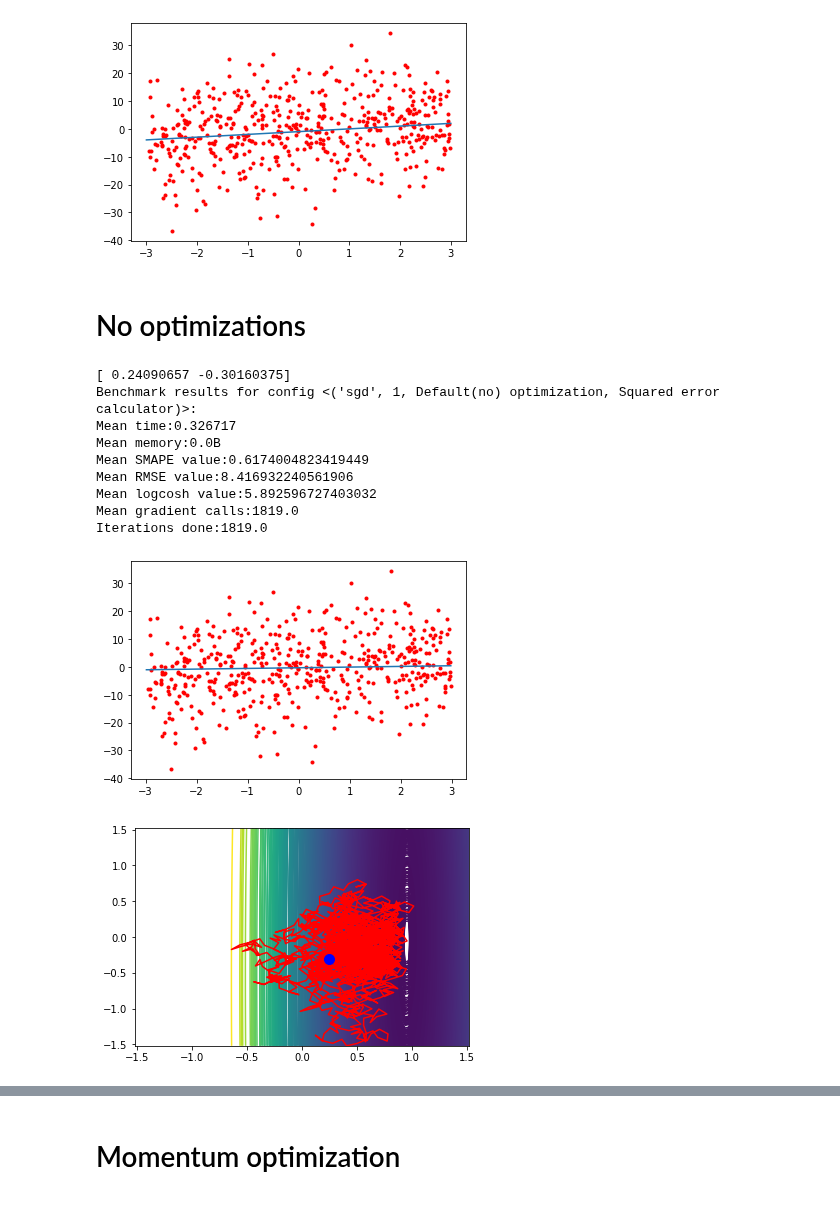
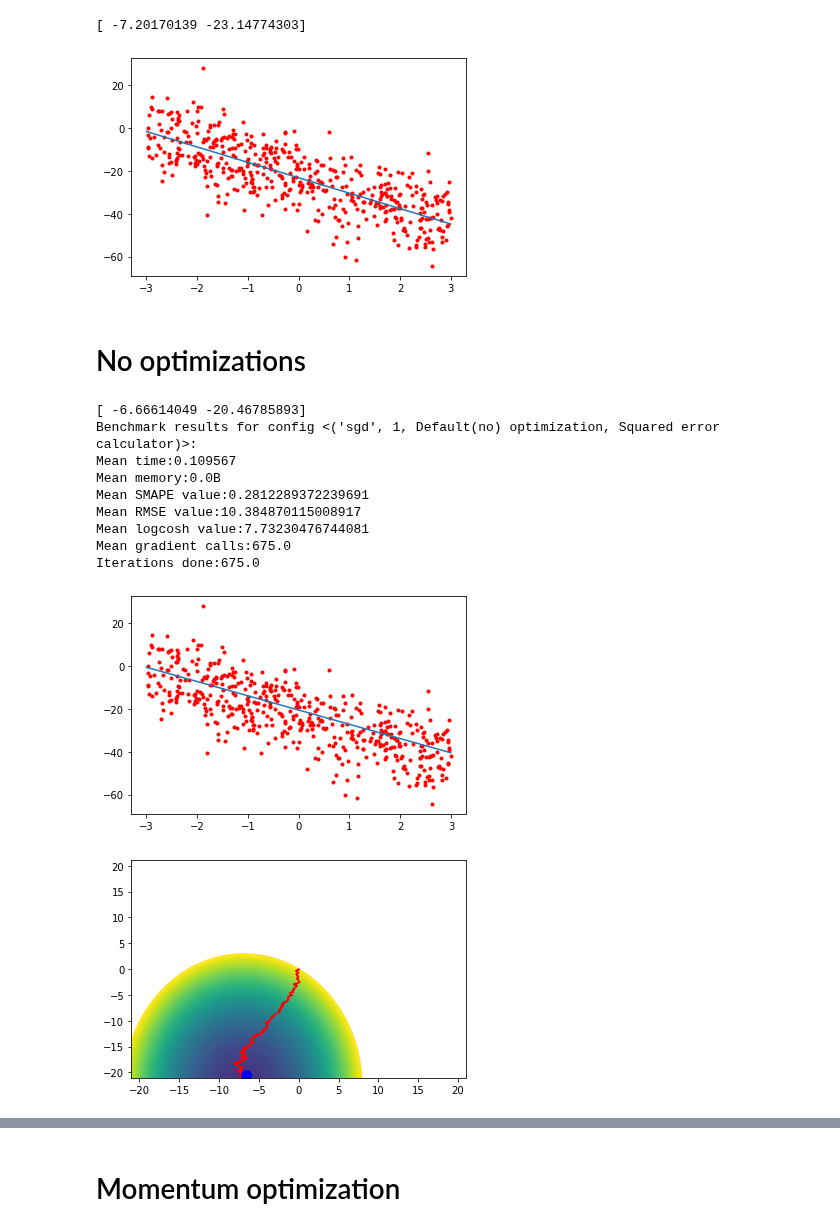
Before and after one commit to EasySocHacks/Optimization-Methods-IFMO, a Jupyter notebook: HW2/2.3.ipynb, the cells around one changed output, grey strips where cells are left out. Saved outputs shown, nothing was run; the diff lists cells and outputs as text; code cells hidden in the pictures.

```diff
--- a/HW2/2.3.ipynb
+++ b/HW2/2.3.ipynb
@@ -9,13 +9,16 @@ from HW2.sgd import sgd, minibatch_gd, gd
 from HW2.visualization import visualize_regression_point, visualize_line, draw_levels
 from HW2.optimization import *
 # %%
-f, points = generate_regression(point_count=500, scale=np.array([3, 10]))
+f, points, f_ab = generate_regression(f_scale=50, point_count=500, scale=np.array([3, 10]))
+
+print(f_ab)
 
 visualize_regression_point(f, points, scale=3)
 
 storage = BenchmarkStorage()
 # %% [output]
+[ -7.20170139 -23.14774303]
-[figure, old version]
+[figure, new version]
 # %% [markdown]
 # No optimizations
 # %%
@@ -29,14 +32,14 @@ print(storage.get_benchmark_results(index))
 visualize_line(ab, points)
 draw_levels(points, meta["points"])
 # %% [output]
-[ 0.24090657 -0.30160375]
+[ -6.66614049 -20.46785893]
 Benchmark results for config <('sgd', 1, Default(no) optimization, Squared error calculator)>:
-Mean time:0.326717
+Mean time:0.109567
 Mean memory:0.0B
-Mean SMAPE value:0.6174004823419449
-Mean RMSE value:8.416932240561906
-Mean logcosh value:5.892596727403032
-Mean gradient calls:1819.0
-Iterations done:1819.0
+Mean SMAPE value:0.2812289372239691
+Mean RMSE value:10.384870115008917
+Mean logcosh value:7.73230476744081
+Mean gradient calls:675.0
+Iterations done:675.0
-[figure, old version]
+[figure, new version]
-[figure, old version]
+[figure, new version]
```
Also changed, not shown: parts of 22 cells of this notebook, 1 other file.
